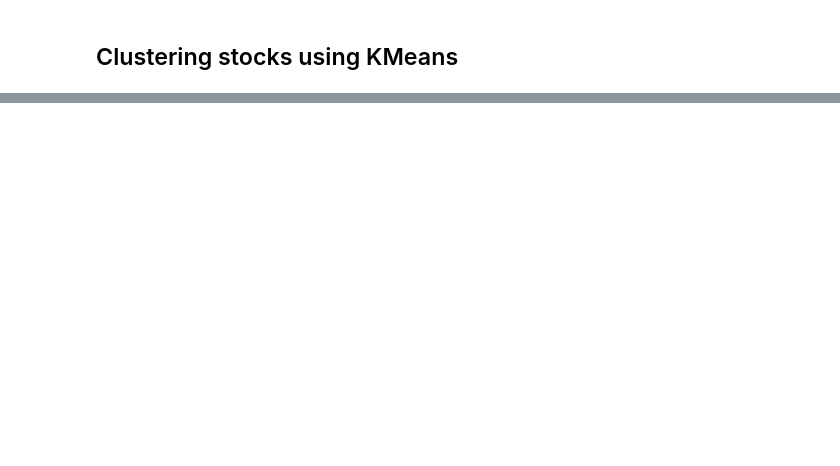
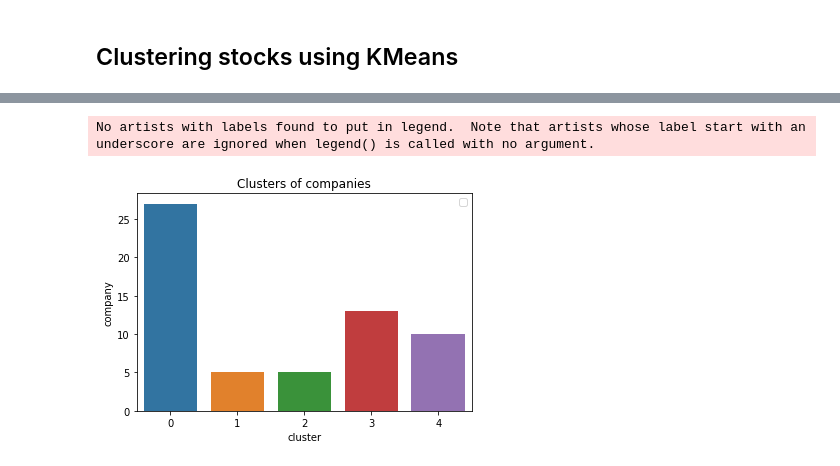
Before and after one commit to andishehtavakoli/stock_movement_clustring, a Jupyter notebook: stock_movement_clustring.ipynb, the cells around one changed output, grey strips where cells are left out. Drawn from its saved outputs; the diff is of its cells as text; code cells hidden in the pictures; blank space fills up the shorter version.

```diff
--- a/stock_movement_clustring.ipynb
+++ b/stock_movement_clustring.ipynb
@@ -237,0 +262,2 @@ print(inertia)
+# %%
+kmeans = KMeans(n_clusters=5)
@@ -237,0 +266,2 @@ print(inertia)
+# %%
+pipeline2 = make_pipeline(normalizer, kmeans)
@@ -237,0 +270,2 @@ print(inertia)
+# %%
+labels2 = pipeline2.fit_predict(X)
@@ -237,0 +286,13 @@ print(inertia)
+# %%
+df2 = pd.DataFrame({'labels':labels2, 'companies':df.iloc[:,0]}).sort_values('labels')
+# %%
+sns.countplot(x='labels', data=df2)
+
+plt.title('Clusters of companies')
+plt.xlabel('cluster')
+plt.ylabel('company')
+plt.legend()
+plt.show()
+# %% [output]
+No artists with labels found to put in legend.  Note that artists whose label start with an underscore are ignored when legend() is called with no argument.
+[figure, added]
```
Also changed, not shown: parts of 19 cells of this notebook.
